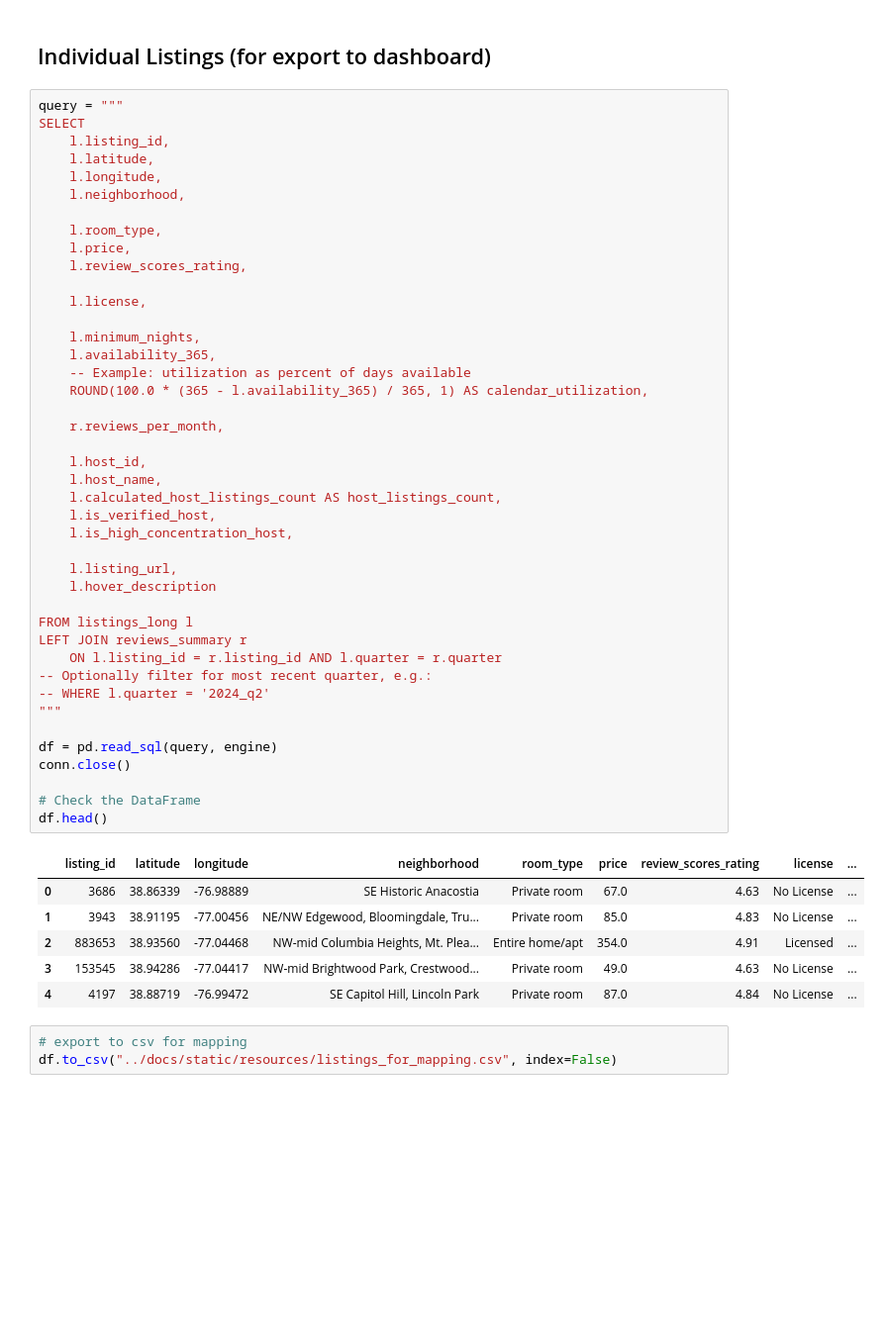
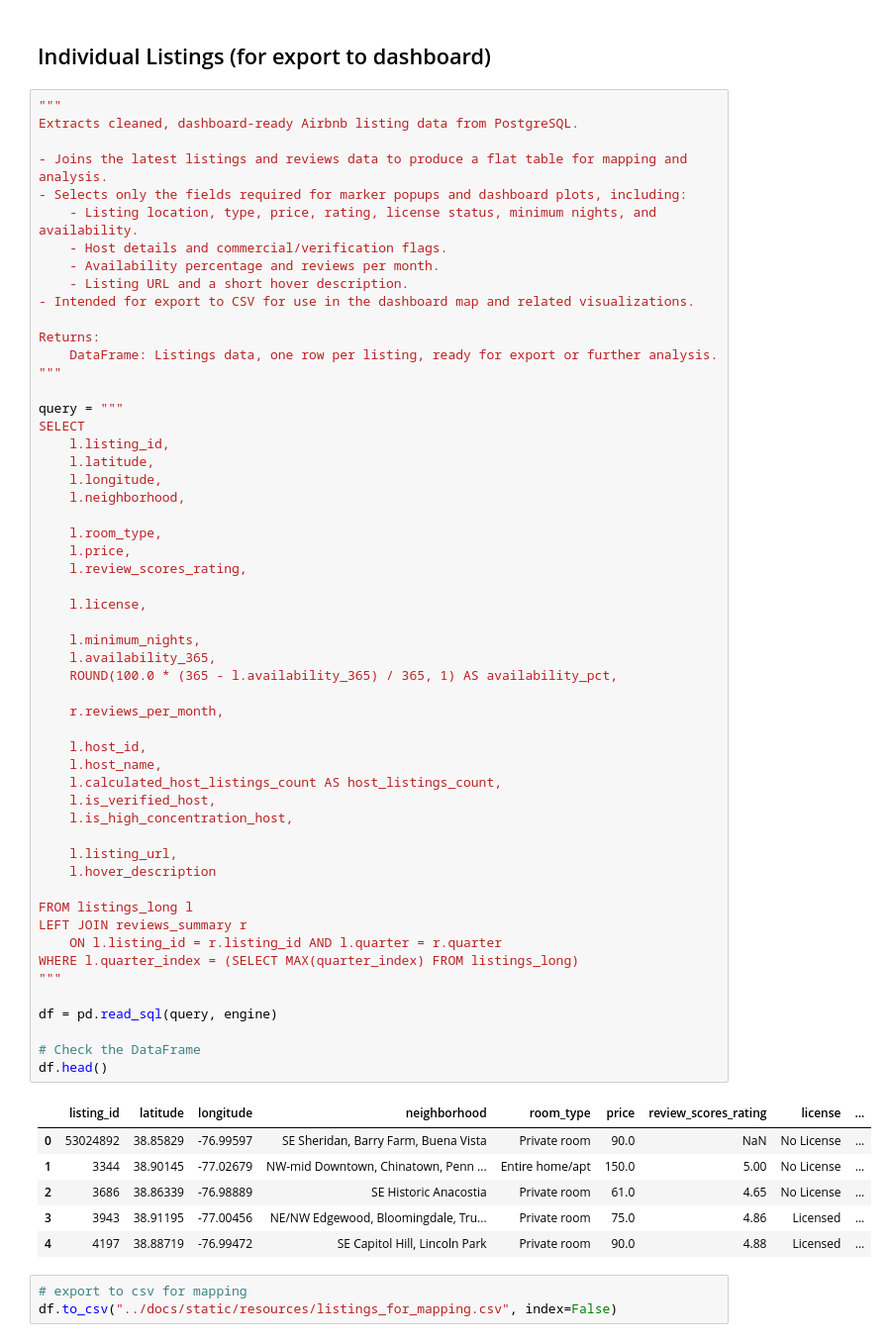
Before and after one commit to johbry17/Capital-Crashpad, a Jupyter notebook: notebooks/etl_2026.ipynb, the cells around one changed output. Shown at 99% size. Saved outputs shown, nothing was run; the diff lists cells and outputs as text; blank space fills up the shorter version.

Commit message:
feat(etl): add docstring and filter for latest quarter to listings data export

```diff
--- a/notebooks/etl_2026.ipynb
+++ b/notebooks/etl_2026.ipynb
@@ -768,6 +773,21 @@ neighborhood_stats_with_dc.to_csv(
 # %% [markdown]
 ## Individual Listings (for export to dashboard)
 # %%
+"""
+Extracts cleaned, dashboard-ready Airbnb listing data from PostgreSQL.
+
+- Joins the latest listings and reviews data to produce a flat table for mapping and analysis.
+- Selects only the fields required for marker popups and dashboard plots, including:
+    - Listing location, type, price, rating, license status, minimum nights, and availability.
+    - Host details and commercial/verification flags.
+    - Availability percentage and reviews per month.
+    - Listing URL and a short hover description.
+- Intended for export to CSV for use in the dashboard map and related visualizations.
+
+Returns:
+    DataFrame: Listings data, one row per listing, ready for export or further analysis.
+"""
+
 query = """
 SELECT
     l.listing_id,
@@ -779,43 +799,40 @@ SELECT
     l.price,
     l.review_scores_rating,
 
     l.license,
 
     l.minimum_nights,
     l.availability_365,
-    -- Example: utilization as percent of days available
-    ROUND(100.0 * (365 - l.availability_365) / 365, 1) AS calendar_utilization,
+    ROUND(100.0 * (365 - l.availability_365) / 365, 1) AS availability_pct,
 
     r.reviews_per_month,
 
     l.host_id,
     l.host_name,
     l.calculated_host_listings_count AS host_listings_count,
     l.is_verified_host,
     l.is_high_concentration_host,
 
     l.listing_url,
     l.hover_description
 
 FROM listings_long l
 LEFT JOIN reviews_summary r
     ON l.listing_id = r.listing_id AND l.quarter = r.quarter
--- Optionally filter for most recent quarter, e.g.:
--- WHERE l.quarter = '2024_q2'
+WHERE l.quarter_index = (SELECT MAX(quarter_index) FROM listings_long)
 """
 
 df = pd.read_sql(query, engine)
-conn.close()
 
 # Check the DataFrame
 df.head()
 # %% [output]
 |  | listing_id | latitude | longitude | neighborhood | room_type | price | review_scores_rating | license | ... |
-| 0 | 3686 | 38.86339 | -76.98889 | SE Historic Anacostia | Private room | 67.0 | 4.63 | No License | ... |
-| 1 | 3943 | 38.91195 | -77.00456 | NE/NW Edgewood, Bloomingdale, Tru... | Private room | 85.0 | 4.83 | No License | ... |
-| 2 | 883653 | 38.93560 | -77.04468 | NW-mid Columbia Heights, Mt. Plea... | Entire home/apt | 354.0 | 4.91 | Licensed | ... |
-| 3 | 153545 | 38.94286 | -77.04417 | NW-mid Brightwood Park, Crestwood... | Private room | 49.0 | 4.63 | No License | ... |
-| 4 | 4197 | 38.88719 | -76.99472 | SE Capitol Hill, Lincoln Park | Private room | 87.0 | 4.84 | No License | ... |
+| 0 | 53024892 | 38.85829 | -76.99597 | SE Sheridan, Barry Farm, Buena Vista | Private room | 90.0 | NaN | No License | ... |
+| 1 | 3344 | 38.90145 | -77.02679 | NW-mid Downtown, Chinatown, Penn ... | Entire home/apt | 150.0 | 5.00 | No License | ... |
+| 2 | 3686 | 38.86339 | -76.98889 | SE Historic Anacostia | Private room | 61.0 | 4.65 | No License | ... |
+| 3 | 3943 | 38.91195 | -77.00456 | NE/NW Edgewood, Bloomingdale, Tru... | Private room | 75.0 | 4.86 | Licensed | ... |
+| 4 | 4197 | 38.88719 | -76.99472 | SE Capitol Hill, Lincoln Park | Private room | 90.0 | 4.88 | Licensed | ... |
 # %%
 # export to csv for mapping
 df.to_csv("../docs/static/resources/listings_for_mapping.csv", index=False)
```
Also changed, not shown: parts of 4 cells of this notebook, 1 other file.
